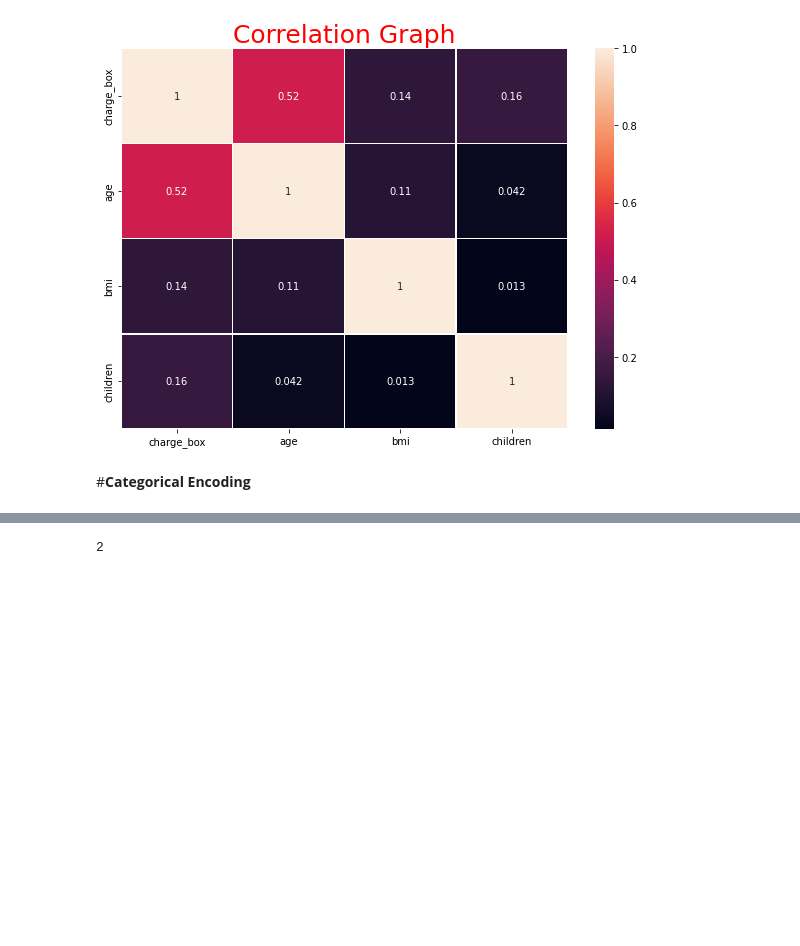
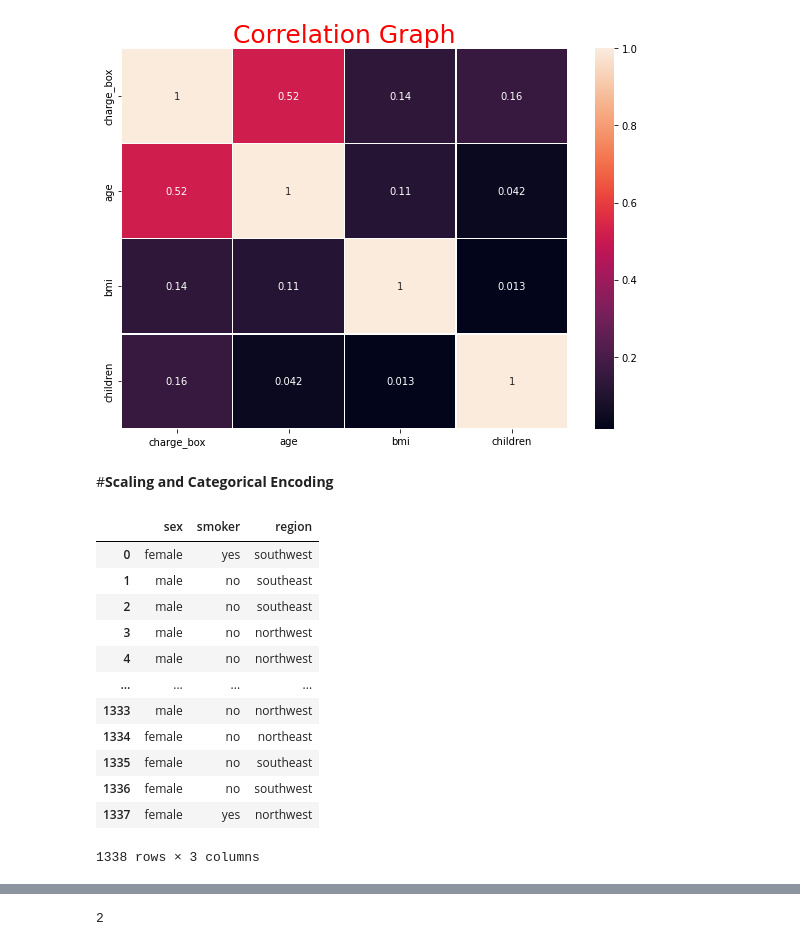
Before and after one commit to Charan-1111/Medical-Insurance, a Jupyter notebook: Medical_Insurance.ipynb, the cells around one changed output, grey strips where cells are left out. Cells and saved outputs as stored; diff of their text form; code cells hidden in the pictures; blank space fills up the shorter version.

```diff
--- a/Medical_Insurance.ipynb
+++ b/Medical_Insurance.ipynb
@@ -310,4 +310,4 @@ plt.show()
 # %% [output]
 [figure]
 # %% [markdown]
-#**Categorical Encoding**
+#**Scaling and Categorical Encoding**
@@ -313,0 +323,17 @@ plt.show()
+# %%
+df = df.drop(cols, axis=1)
+df
+# %% [output]
+|  | sex | smoker | region |
+| 0 | female | yes | southwest |
+| 1 | male | no | southeast |
+| 2 | male | no | southeast |
+| 3 | male | no | northwest |
+| 4 | male | no | northwest |
+| ... | ... | ... | ... |
+| 1333 | male | no | northwest |
+| 1334 | female | no | northeast |
+| 1335 | female | no | southeast |
+| 1336 | female | no | southwest |
+| 1337 | female | yes | northwest |
+1338 rows × 3 columns
```
Also changed, not shown: parts of 19 cells of this notebook.
